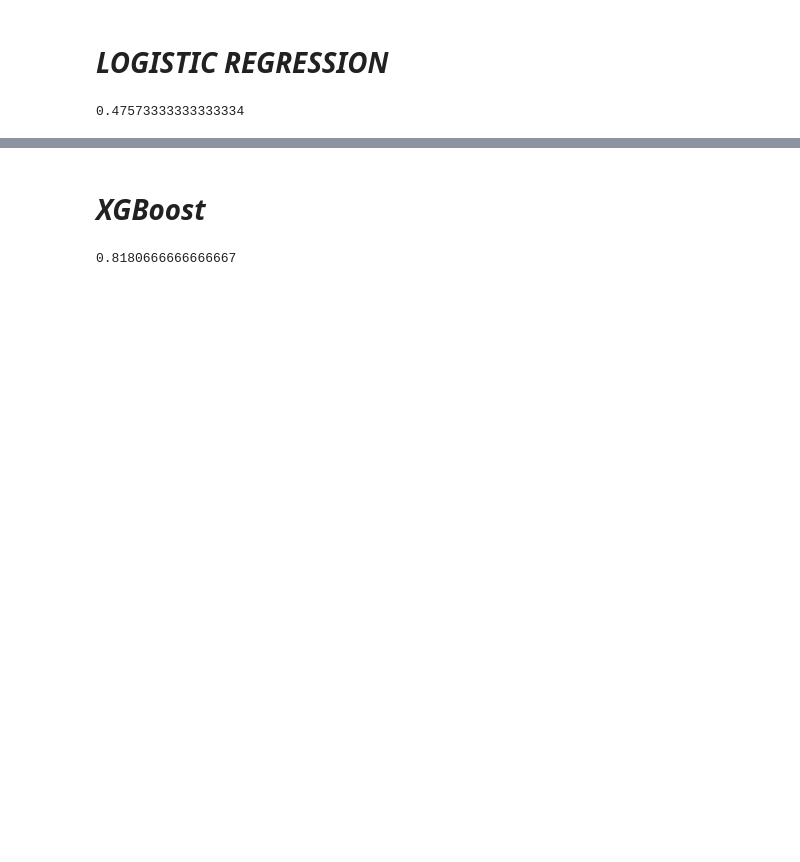
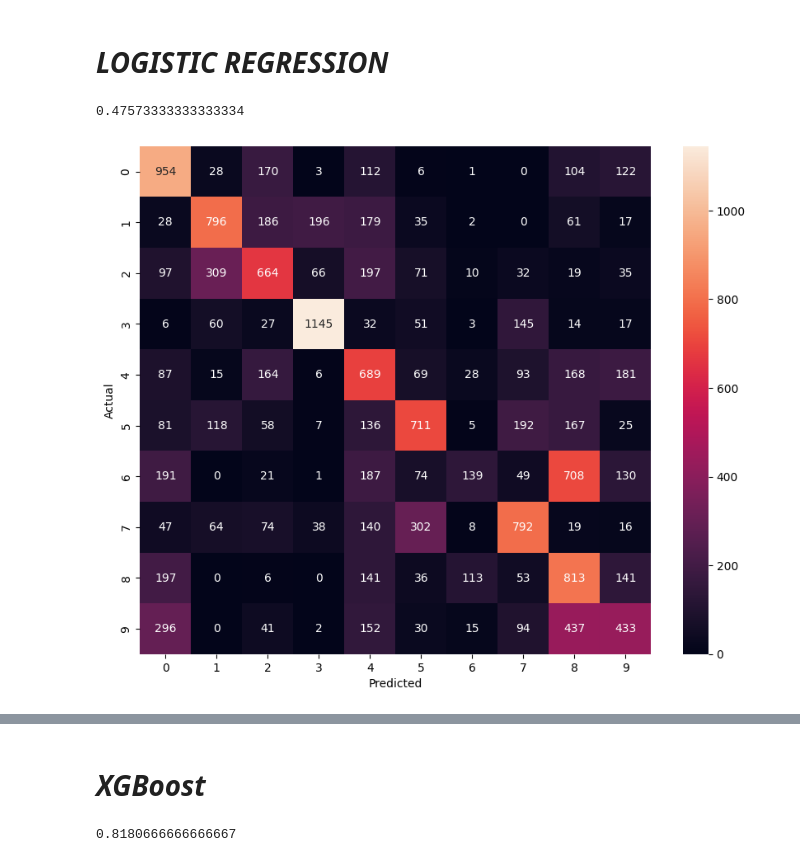
Before and after one commit to tofa19/DMML-Project, a Jupyter notebook: Music_Genre_Classification.ipynb, the cells around one changed output, grey strips where cells are left out. Drawn from its saved outputs; the diff is of its cells as text; code cells hidden in the pictures; blank space fills up the shorter version.

```diff
--- a/Music_Genre_Classification.ipynb
+++ b/Music_Genre_Classification.ipynb
@@ -329,9 +368,22 @@ clf.score(X_test, y_test)
 # ***LOGISTIC REGRESSION***
 # %%
 from sklearn.linear_model import LogisticRegression
-from sklearn.metrics import confusion_matrix, classification_report
+from sklearn.model_selection import train_test_split
+X_train, X_test, y_train, y_test = train_test_split(X, y,test_size=0.3, stratify = y, random_state = 7)
 model_logReg = LogisticRegression()
 model_logReg.fit(X_train, y_train)
 model_logReg.score(X_test, y_test)
 # %% [output]
 0.47573333333333334
+# %%
+y_pred_logReg = model_logReg.predict(X_test)
+# %%
+from sklearn.metrics import confusion_matrix
+import seaborn as sns
+
+sns.heatmap(confusion_matrix(y_test, y_pred_logReg), annot=True, fmt='d')
+plt.xlabel('Predicted')
+plt.ylabel('Actual')
+plt.show()
+# %% [output]
+[figure, added]
```
Also changed, not shown: parts of 17 cells of this notebook.
